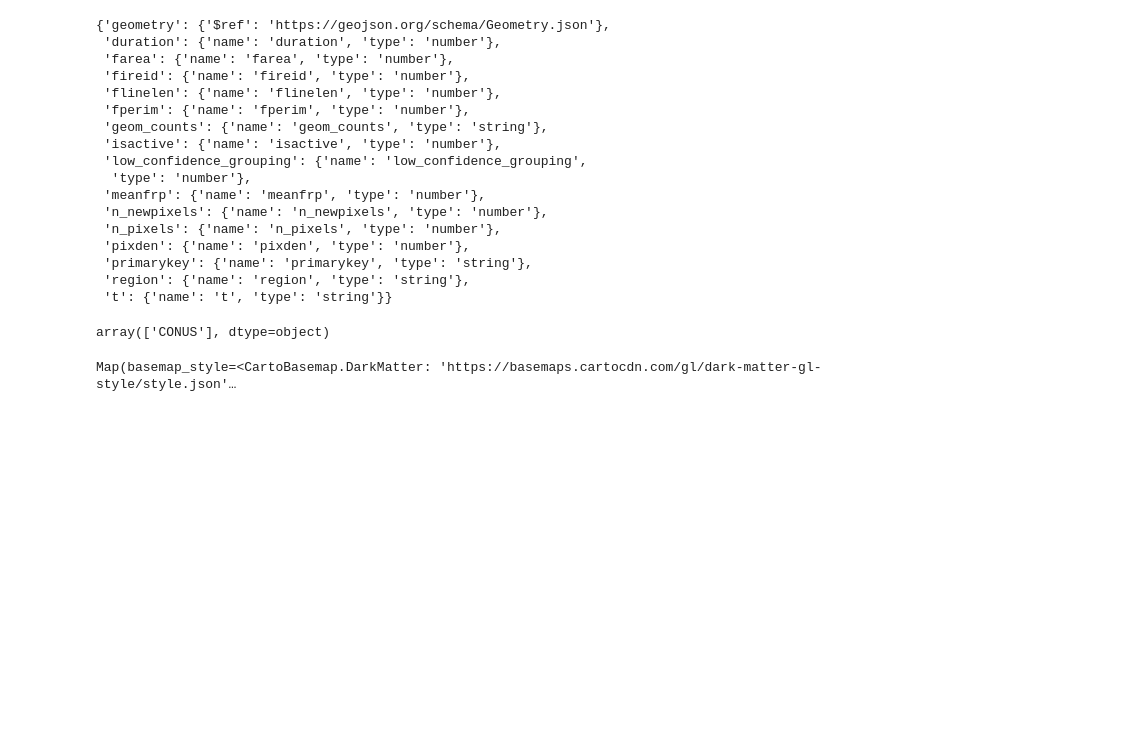
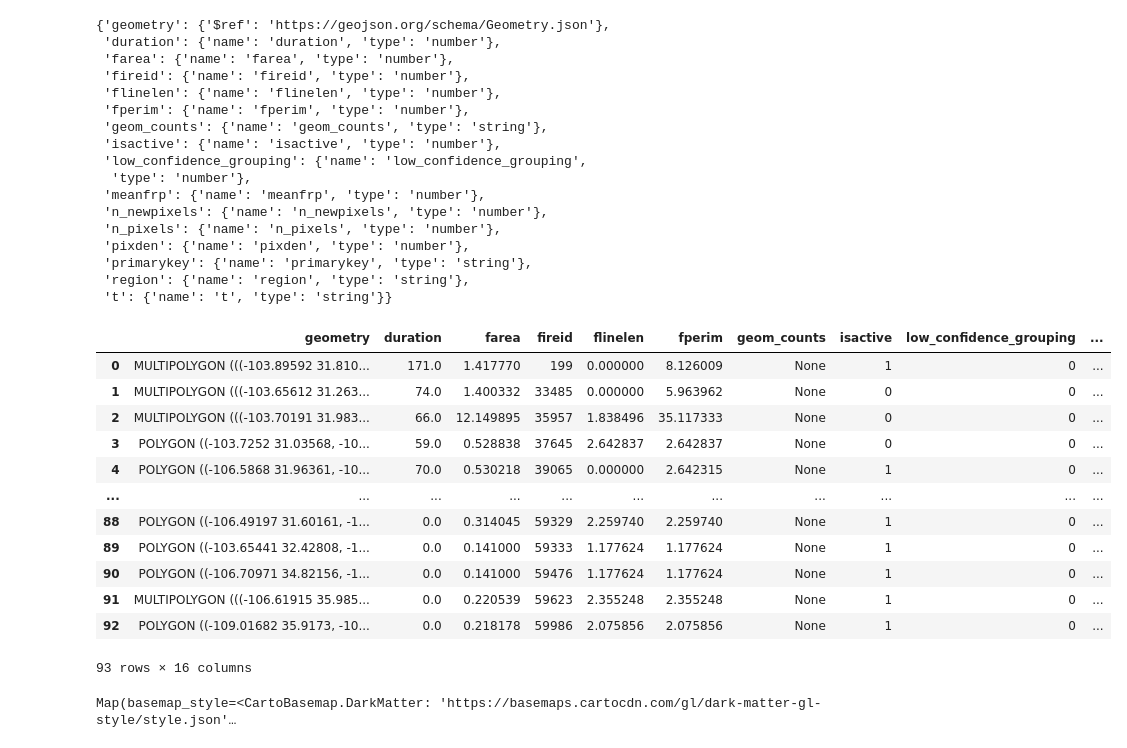
Before and after one commit to developmentseed/nasa-disasters-hub-jupytergis, a Jupyter notebook: fires.ipynb, the cells around one changed output. Drawn from its saved outputs; the diff is of its cells as text; code cells hidden in the pictures; blank space fills up the shorter version.

```diff
--- a/fires.ipynb
+++ b/fires.ipynb
@@ -61,7 +66,8 @@ perim_q["properties"]
  'region': {'name': 'region', 'type': 'string'},
  't': {'name': 't', 'type': 'string'}}
 # %%
-new_mexico = ["-109", "31", "-103", "37"]
+new_mexico_polygon = shapely.geometry.box("-110", "31", "-103", "38")
+new_mexico = ["-110", "31", "-103", "38"]
 # %%
 perim_results = w.collection_items(
     "public.eis_fire_snapshot_perimeter_nrt",
@@ -70,9 +76,21 @@ perim_results = w.collection_items(
 )
 # %%
 perimeters = gpd.GeoDataFrame.from_features(perim_results["features"])
-perimeters["region"].unique()
+perimeters
 # %% [output]
+|  | geometry | duration | farea | fireid | flinelen | fperim | geom_counts | isactive | low_confidence_grouping | ... |
+| 0 | MULTIPOLYGON (((-103.89592 31.810... | 171.0 | 1.417770 | 199 | 0.000000 | 8.126009 | None | 1 | 0 | ... |
+| 1 | MULTIPOLYGON (((-103.65612 31.263... | 74.0 | 1.400332 | 33485 | 0.000000 | 5.963962 | None | 0 | 0 | ... |
+| 2 | MULTIPOLYGON (((-103.70191 31.983... | 66.0 | 12.149895 | 35957 | 1.838496 | 35.117333 | None | 0 | 0 | ... |
+| 3 | POLYGON ((-103.7252 31.03568, -10... | 59.0 | 0.528838 | 37645 | 2.642837 | 2.642837 | None | 0 | 0 | ... |
+| 4 | POLYGON ((-106.5868 31.96361, -10... | 70.0 | 0.530218 | 39065 | 0.000000 | 2.642315 | None | 1 | 0 | ... |
+| ... | ... | ... | ... | ... | ... | ... | ... | ... | ... | ... |
+| 88 | POLYGON ((-106.49197 31.60161, -1... | 0.0 | 0.314045 | 59329 | 2.259740 | 2.259740 | None | 1 | 0 | ... |
+| 89 | POLYGON ((-103.65441 32.42808, -1... | 0.0 | 0.141000 | 59333 | 1.177624 | 1.177624 | None | 1 | 0 | ... |
+| 90 | POLYGON ((-106.70971 34.82156, -1... | 0.0 | 0.141000 | 59476 | 1.177624 | 1.177624 | None | 1 | 0 | ... |
+| 91 | MULTIPOLYGON (((-106.61915 35.985... | 0.0 | 0.220539 | 59623 | 2.355248 | 2.355248 | None | 1 | 0 | ... |
+| 92 | POLYGON ((-109.01682 35.9173, -10... | 0.0 | 0.218178 | 59986 | 2.075856 | 2.075856 | None | 1 | 0 | ... |
-array(['CONUS'], dtype=object)
+93 rows × 16 columns
 # %%
 viz(perimeters)
 # %% [output]
```
Also changed, not shown: parts of 19 cells of this notebook, 2 other files.
